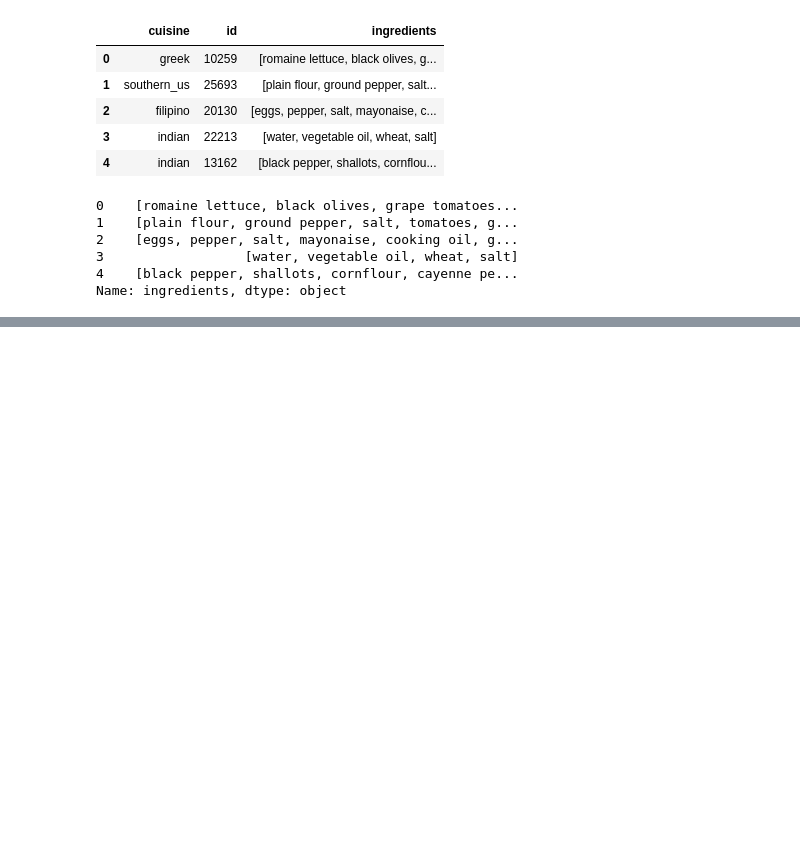
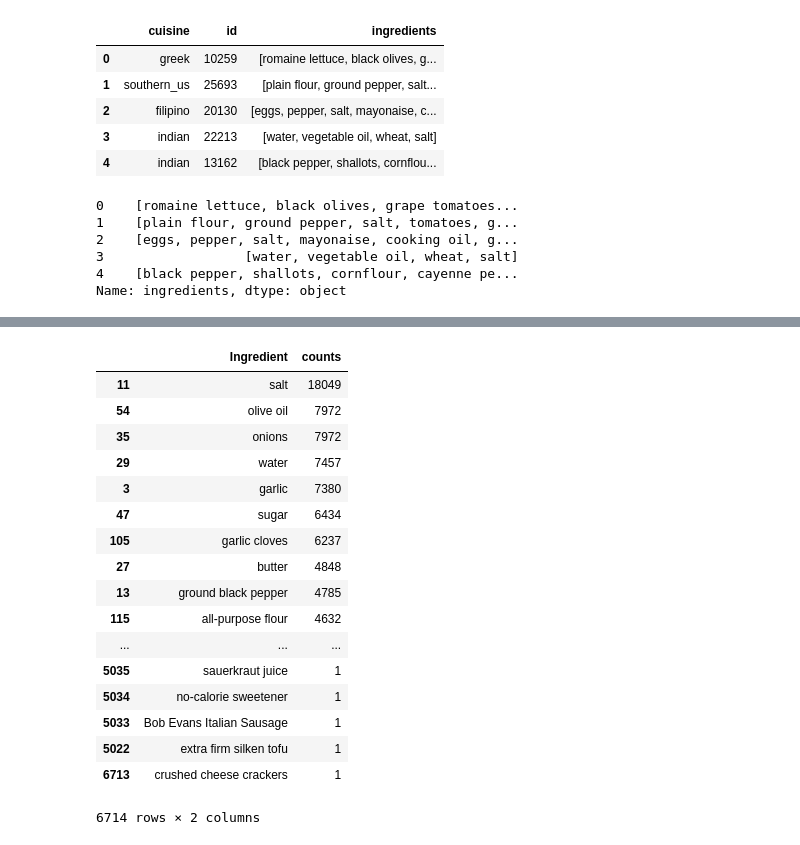
Before and after one commit to shabbir12hasan/MachineLearningCodeBackup, a Jupyter notebook: Kaggle/WhatsCooking/Data_cleaning/whatsCooking_v1.ipynb, the cells around one changed output, grey strips where cells are left out. Saved outputs shown, nothing was run; the diff lists cells and outputs as text; code cells hidden in the pictures; blank space fills up the shorter version.

```diff
--- a/Kaggle/WhatsCooking/Data_cleaning/whatsCooking_v1.ipynb
+++ b/Kaggle/WhatsCooking/Data_cleaning/whatsCooking_v1.ipynb
@@ -100,0 +155,21 @@ Name: ingredients, dtype: object
+# %%
+df.sort_values('counts', ascending=False)
+# %% [output]
+|  | Ingredient | counts |
+| 11 | salt | 18049 |
+| 54 | olive oil | 7972 |
+| 35 | onions | 7972 |
+| 29 | water | 7457 |
+| 3 | garlic | 7380 |
+| 47 | sugar | 6434 |
+| 105 | garlic cloves | 6237 |
+| 27 | butter | 4848 |
+| 13 | ground black pepper | 4785 |
+| 115 | all-purpose flour | 4632 |
+| ... | ... | ... |
+| 5035 | sauerkraut juice | 1 |
+| 5034 | no-calorie sweetener | 1 |
+| 5033 | Bob Evans Italian Sausage | 1 |
+| 5022 | extra firm silken tofu | 1 |
+| 6713 | crushed cheese crackers | 1 |
+6714 rows × 2 columns
```
Also changed, not shown: parts of 8 cells of this notebook.
